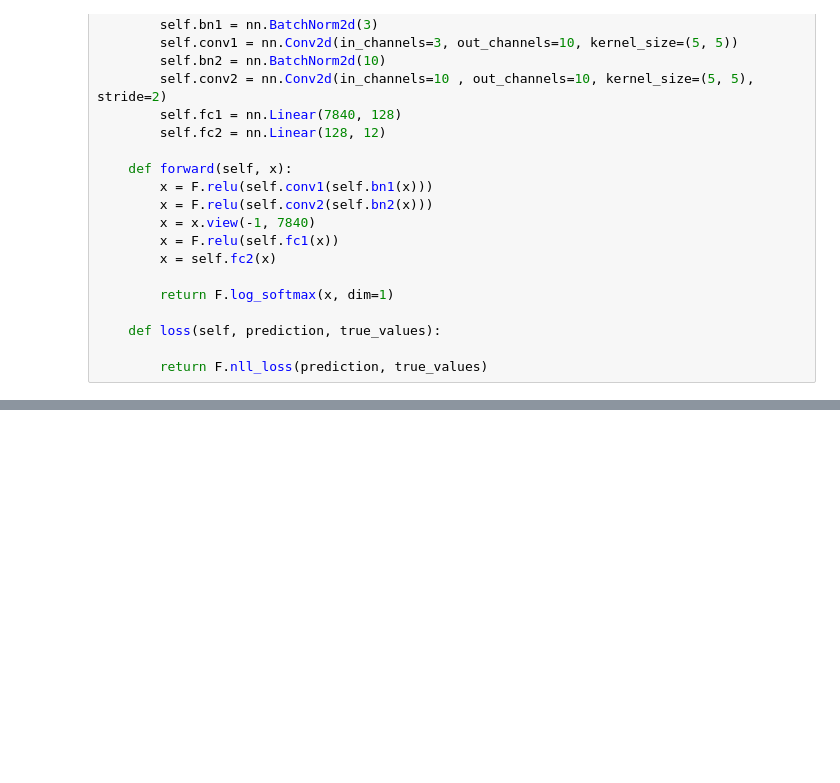
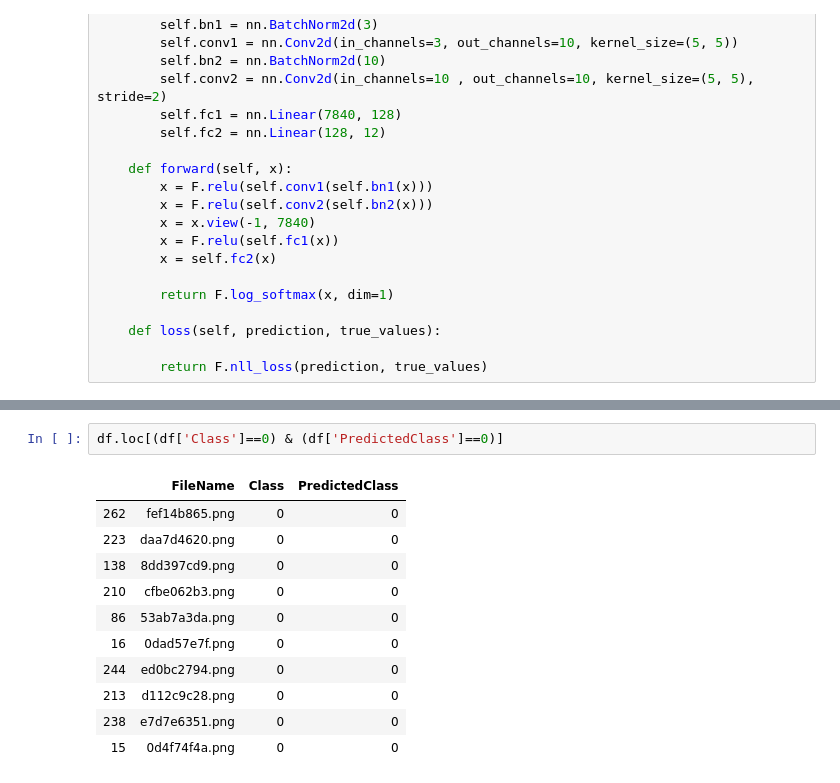
Before and after one commit to RCUELLO72/CV-PlantSeedlingClassification, a Jupyter notebook: PlantSeedlings.ipynb, the cells around one changed output, grey strips where cells are left out. Cells and saved outputs as stored; diff of their text form; blank space fills up the shorter version.

```diff
--- a/PlantSeedlings.ipynb
+++ b/PlantSeedlings.ipynb
@@ -309,0 +350,14 @@ list
+# %%
+df.loc[(df['Class']==0) & (df['PredictedClass']==0)]
+# %% [output]
+|  | FileName | Class | PredictedClass |
+| 262 | fef14b865.png | 0 | 0 |
+| 223 | daa7d4620.png | 0 | 0 |
+| 138 | 8dd397cd9.png | 0 | 0 |
+| 210 | cfbe062b3.png | 0 | 0 |
+| 86 | 53ab7a3da.png | 0 | 0 |
+| 16 | 0dad57e7f.png | 0 | 0 |
+| 244 | ed0bc2794.png | 0 | 0 |
+| 213 | d112c9c28.png | 0 | 0 |
+| 238 | e7d7e6351.png | 0 | 0 |
+| 15 | 0d4f74f4a.png | 0 | 0 |
```
Also changed, not shown: parts of 19 cells of this notebook.
